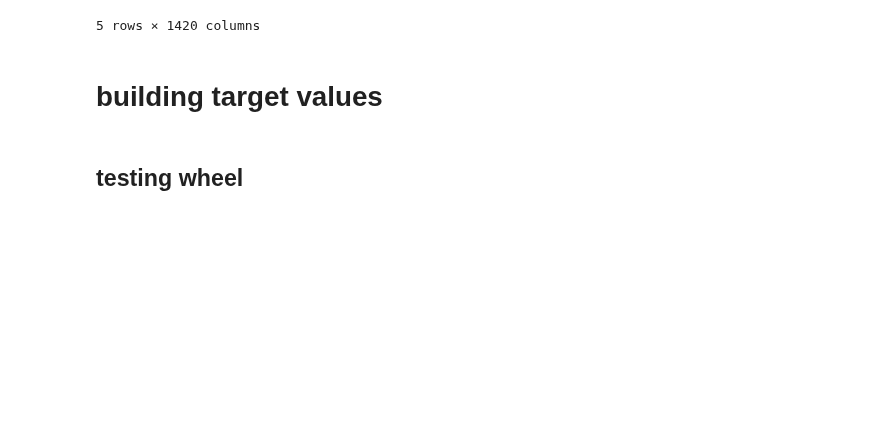
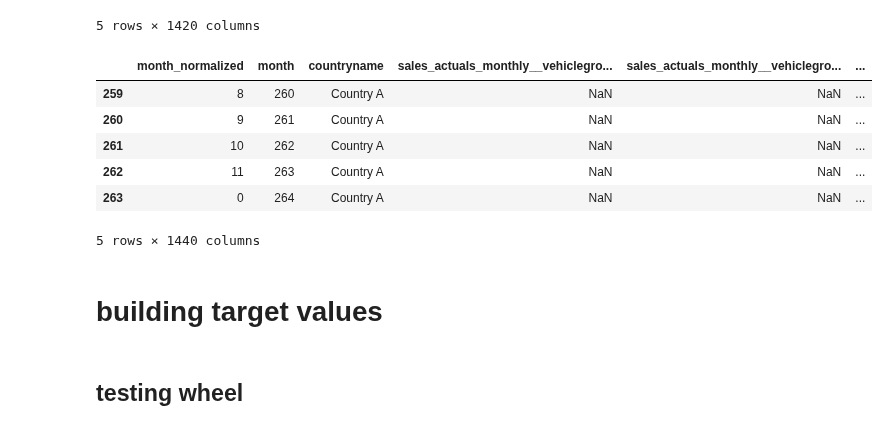
Before and after one commit to zuivu/porsche-forecast-sale, a Jupyter notebook: features_jan.ipynb, the cells around one changed output. Drawn from its saved outputs; the diff is of its cells as text; code cells hidden in the pictures; blank space fills up the shorter version.

```diff
--- a/features_jan.ipynb
+++ b/features_jan.ipynb
@@ -81,7 +76,8 @@ df4.columns.str.contains('month').any()
 df4 = df4[['month_normalized','month', 'countryname'] + [col for col in df4.columns if col not in ['month_normalized','month', 'countryname']]]
 # %%
 # drop rows after row 258
-test = df4.drop(df4.index[258:])
+#test = df4.drop(df4.index[258:])
+test = df4
 # %% [markdown]
 ## build different dataframes for internal and external data
 # %%
@@ -114,3 +110,15 @@ df_external.head()
 | 3 | 87.206968 | 255.462236 | 301.743202 | 41.505972 | ... |
 | 4 | 87.206968 | 255.462236 | 301.743202 | 41.505972 | ... |
 5 rows × 1420 columns
+# %%
+# dataframe with external features
+df_external_info = test.iloc[259:,]
+df_external_info.head()
+# %% [output]
+|  | month_normalized | month | countryname | sales_actuals_monthly__vehiclegro... | sales_actuals_monthly__vehiclegro... | ... |
+| 259 | 8 | 260 | Country A | NaN | NaN | ... |
+| 260 | 9 | 261 | Country A | NaN | NaN | ... |
+| 261 | 10 | 262 | Country A | NaN | NaN | ... |
+| 262 | 11 | 263 | Country A | NaN | NaN | ... |
+| 263 | 0 | 264 | Country A | NaN | NaN | ... |
+5 rows × 1440 columns
```
Also changed, not shown: parts of 4 cells of this notebook, 2 other files.
